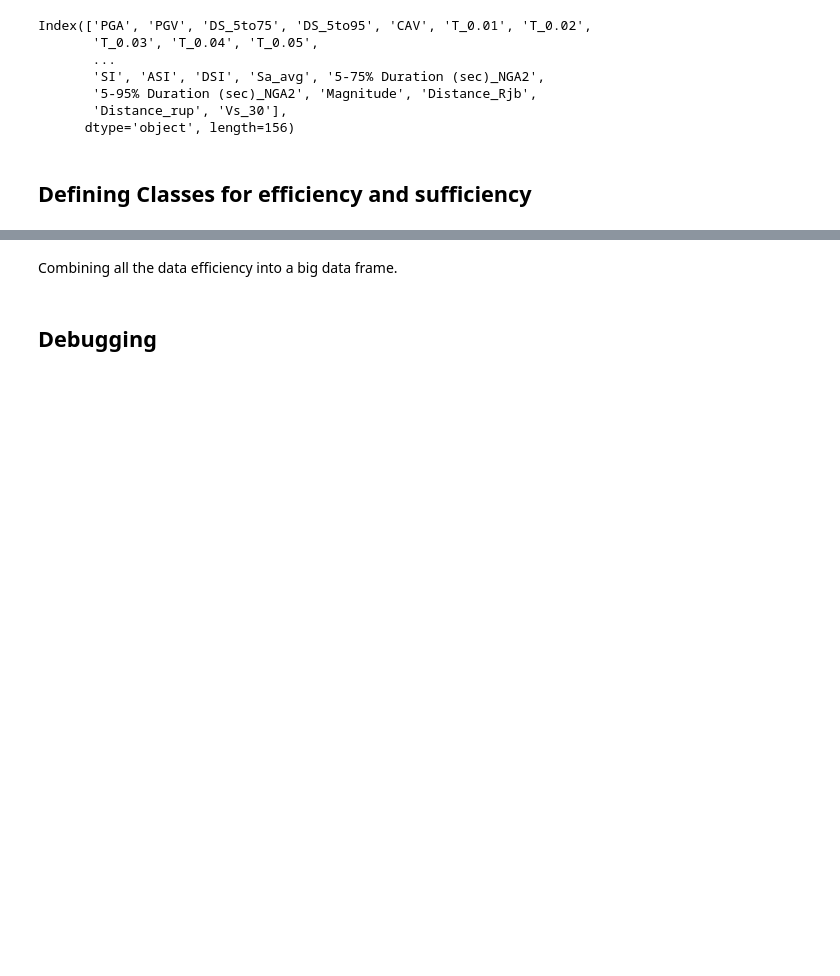
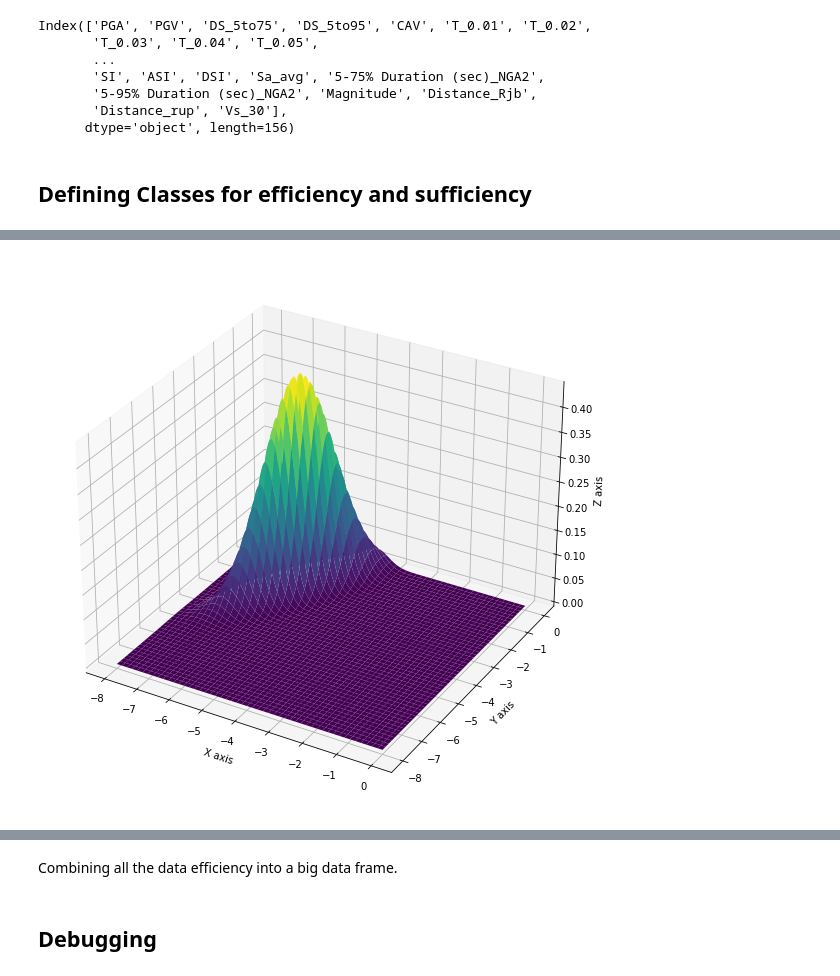
Before and after one commit to laxmandahal/IM_Study, a Jupyter notebook: EDA_EDPs.ipynb, the cells around one changed output, grey strips where cells are left out. Cells and saved outputs as stored; diff of their text form; code cells hidden in the pictures; blank space fills up the shorter version.

```diff
--- a/EDA_EDPs.ipynb
+++ b/EDA_EDPs.ipynb
@@ -94,3 +232,34 @@ sd_rotD50 = pd.read_csv('data/Spectral_Displacement_rotD50.csv', index_col='GMID
+# %%
+from scipy.stats import multivariate_normal
+from mpl_toolkits.mplot3d import Axes3D
+
+#Parameters to set
+mu_x = np.mean(np.log(sdr['Story_1'].values))
+variance_x = np.std(np.log(sdr['Story_1'].values))**2
+
+mu_y = np.mean(np.log(pfa['Story_1'].values))
+variance_y = np.std(np.log(pfa['Story_1'].values))**2
+
+#Create grid and multivariate normal
+x = np.linspace(-8,0,500)
+y = np.linspace(-8,0,500)
+X, Y = np.meshgrid(x,y)
+pos = np.empty(X.shape + (2,))
+pos[:, :, 0] = X; pos[:, :, 1] = Y
+# pos = np.array([X.flatten(),Y.flatten()]).T
+rv = multivariate_normal([mu_x, mu_y], covariance)
+
+#Make a 3D plot
+fig = plt.figure(figsize=(10,10))
+# ax = fig.gca(projection='3d')
+ax = fig.add_subplot(111, projection='3d')
+ax.plot_surface(X, Y, rv.pdf(pos),cmap='viridis',linewidth=0)
+ax.set_xlabel('X axis')
+ax.set_ylabel('Y axis')
+ax.set_zlabel('Z axis')
+plt.show()
+# %% [output]
+[figure, added]
 # %%
 class OLS:
     def __init__(self, EDP, IM):
```
Also changed, not shown: parts of 60 cells of this notebook, 16 other files.
